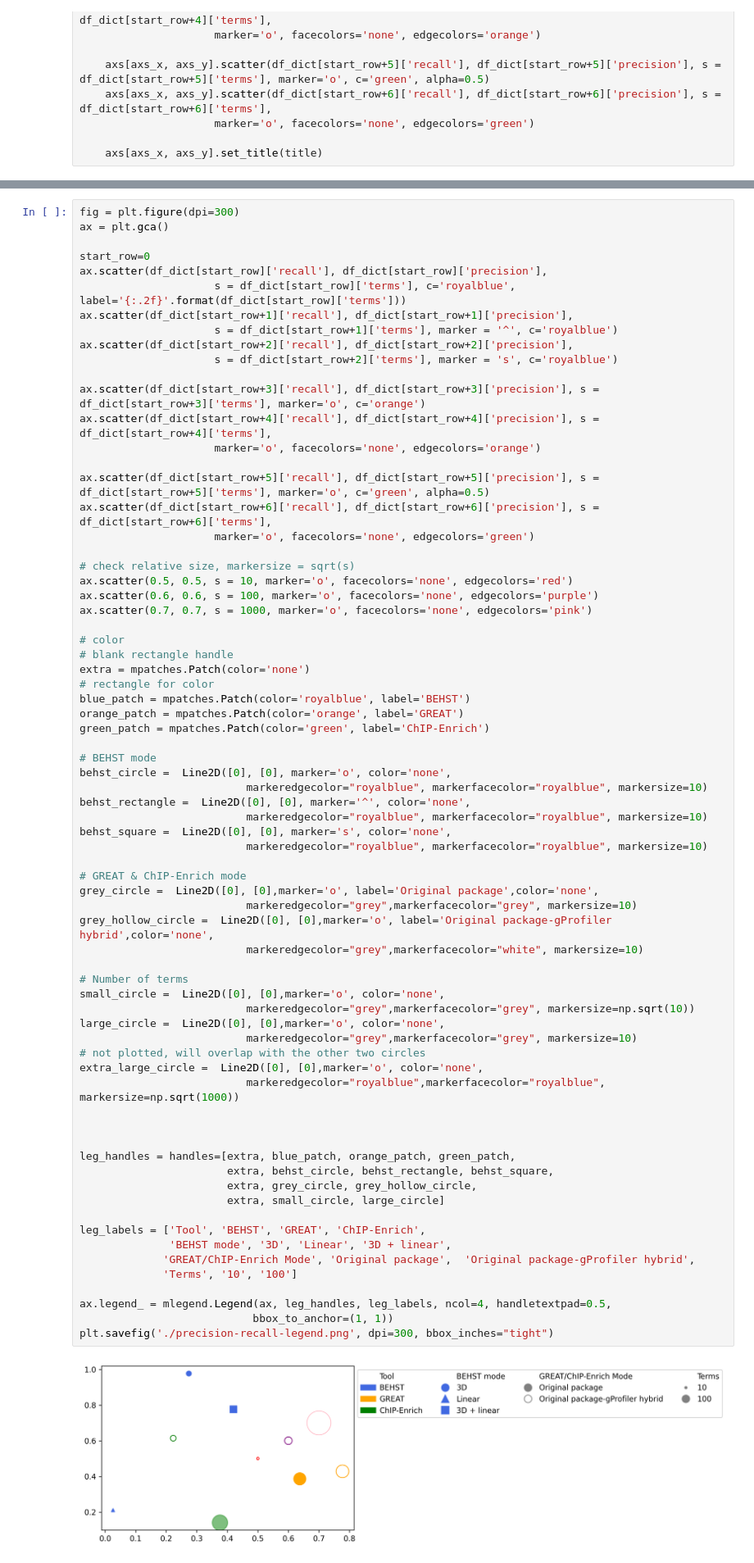
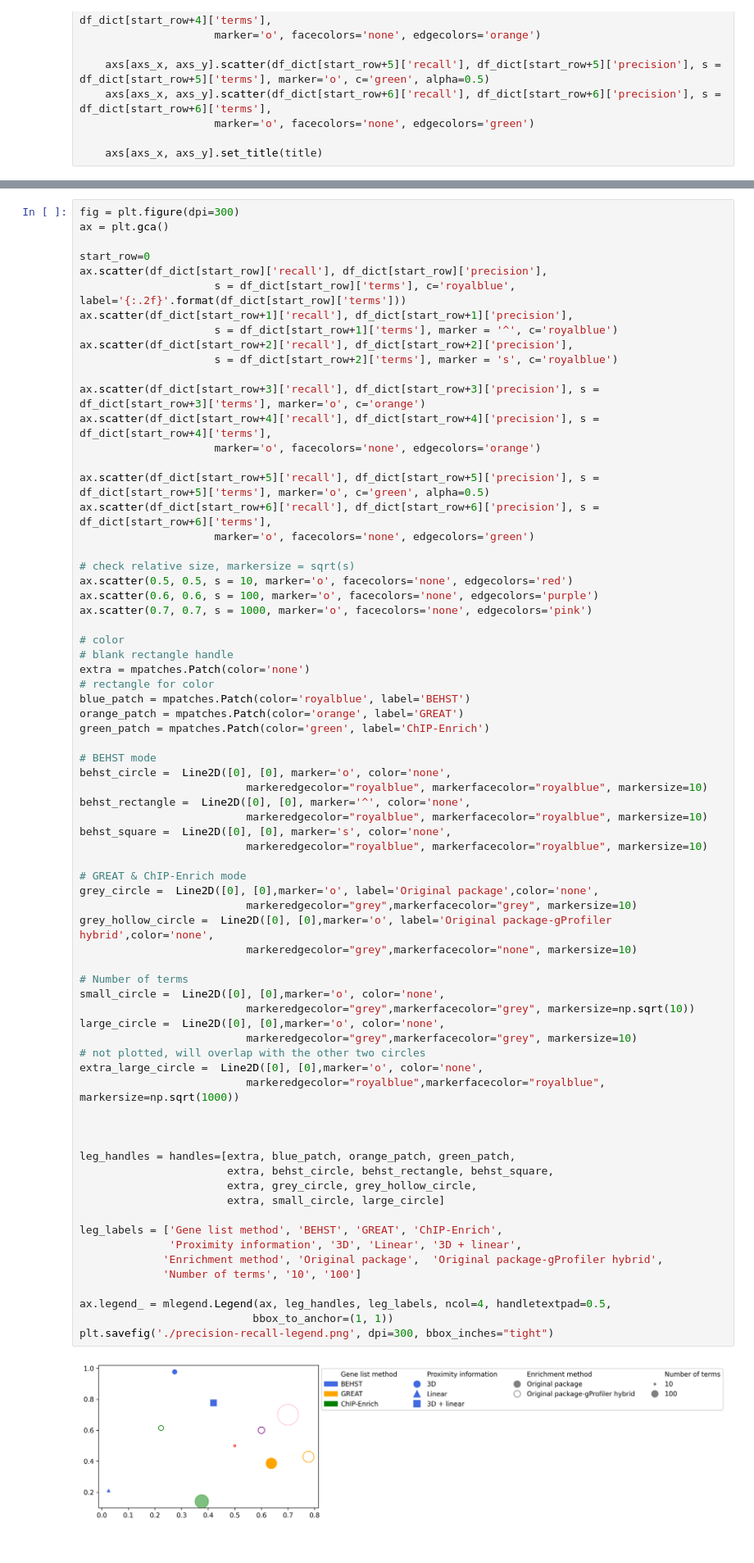
Before and after one commit to hoffmangroup/2020behst, a Jupyter notebook: precision_recall_plot_2022.ipynb, the cells around one changed output, grey strips where cells are left out. Shown at 82% size. Drawn from its saved outputs; the diff is of its cells as text.

Commit message:
edit legend titles

```diff
--- a/precision_recall_plot_2022.ipynb
+++ b/precision_recall_plot_2022.ipynb
@@ -102,36 +102,36 @@ behst_rectangle =  Line2D([0], [0], marker='^', color='none',
                           markeredgecolor="royalblue", markerfacecolor="royalblue", markersize=10)
 behst_square =  Line2D([0], [0], marker='s', color='none',
                           markeredgecolor="royalblue", markerfacecolor="royalblue", markersize=10)
 
 # GREAT & ChIP-Enrich mode
 grey_circle =  Line2D([0], [0],marker='o', label='Original package',color='none',
                           markeredgecolor="grey",markerfacecolor="grey", markersize=10)
 grey_hollow_circle =  Line2D([0], [0],marker='o', label='Original package-gProfiler hybrid',color='none',
-                          markeredgecolor="grey",markerfacecolor="white", markersize=10)
+                          markeredgecolor="grey",markerfacecolor="none", markersize=10)
 
 # Number of terms
 small_circle =  Line2D([0], [0],marker='o', color='none',
                           markeredgecolor="grey",markerfacecolor="grey", markersize=np.sqrt(10))
 large_circle =  Line2D([0], [0],marker='o', color='none',
                           markeredgecolor="grey",markerfacecolor="grey", markersize=10)
 # not plotted, will overlap with the other two circles
 extra_large_circle =  Line2D([0], [0],marker='o', color='none',
                           markeredgecolor="royalblue",markerfacecolor="royalblue", markersize=np.sqrt(1000))
 
 
 
 leg_handles = handles=[extra, blue_patch, orange_patch, green_patch,
                        extra, behst_circle, behst_rectangle, behst_square,
                        extra, grey_circle, grey_hollow_circle,
                        extra, small_circle, large_circle]
 
-leg_labels = ['Tool', 'BEHST', 'GREAT', 'ChIP-Enrich',
-              'BEHST mode', '3D', 'Linear', '3D + linear',
-             'GREAT/ChIP-Enrich Mode', 'Original package',  'Original package-gProfiler hybrid',
-             'Terms', '10', '100']
+leg_labels = ['Gene list method', 'BEHST', 'GREAT', 'ChIP-Enrich',
+              'Proximity information', '3D', 'Linear', '3D + linear',
+             'Enrichment method', 'Original package',  'Original package-gProfiler hybrid',
+             'Number of terms', '10', '100']
 
 ax.legend_ = mlegend.Legend(ax, leg_handles, leg_labels, ncol=4, handletextpad=0.5,
                            bbox_to_anchor=(1, 1))
 plt.savefig('./precision-recall-legend.png', dpi=300, bbox_inches="tight")
 # %% [output]
-[figure, old version]
+[figure, new version]
```
Also changed, not shown: 1 other file.
